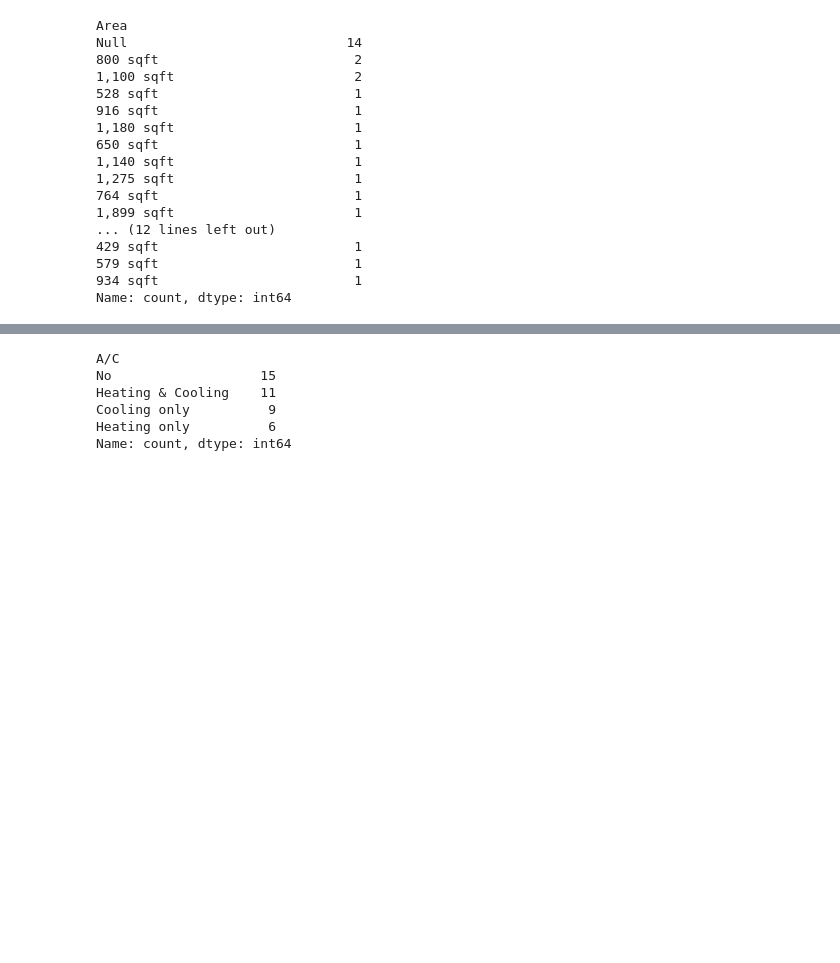
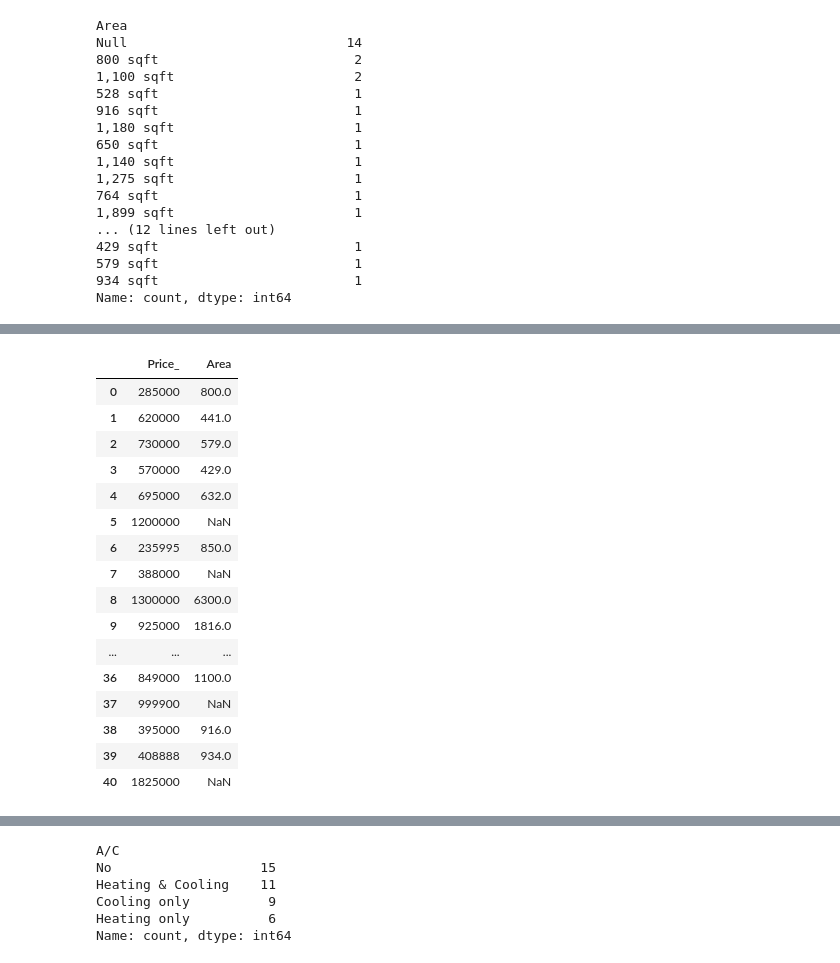
Before and after one commit to Shai2u/gis_ml_workshop_winter_2024_2025, a Jupyter notebook: Ex_2/Ex_1.ipynb, the cells around one changed output, grey strips where cells are left out. Cells and saved outputs as stored; diff of their text form; code cells hidden in the pictures; blank space fills up the shorter version.

```diff
--- a/Ex_2/Ex_1.ipynb
+++ b/Ex_2/Ex_1.ipynb
@@ -534,0 +514,20 @@ real_estate_df['price_per_sqft'] = real_estate_df['price_per_sqft'].apply(lambda
+# %%
+real_estate_df[['Price_','Area']]
+# %% [output]
+|  | Price_ | Area |
+| 0 | 285000 | 800.0 |
+| 1 | 620000 | 441.0 |
+| 2 | 730000 | 579.0 |
+| 3 | 570000 | 429.0 |
+| 4 | 695000 | 632.0 |
+| 5 | 1200000 | NaN |
+| 6 | 235995 | 850.0 |
+| 7 | 388000 | NaN |
+| 8 | 1300000 | 6300.0 |
+| 9 | 925000 | 1816.0 |
+| ... | ... | ... |
+| 36 | 849000 | 1100.0 |
+| 37 | 999900 | NaN |
+| 38 | 395000 | 916.0 |
+| 39 | 408888 | 934.0 |
+| 40 | 1825000 | NaN |
```
Also changed, not shown: parts of 27 cells of this notebook.
